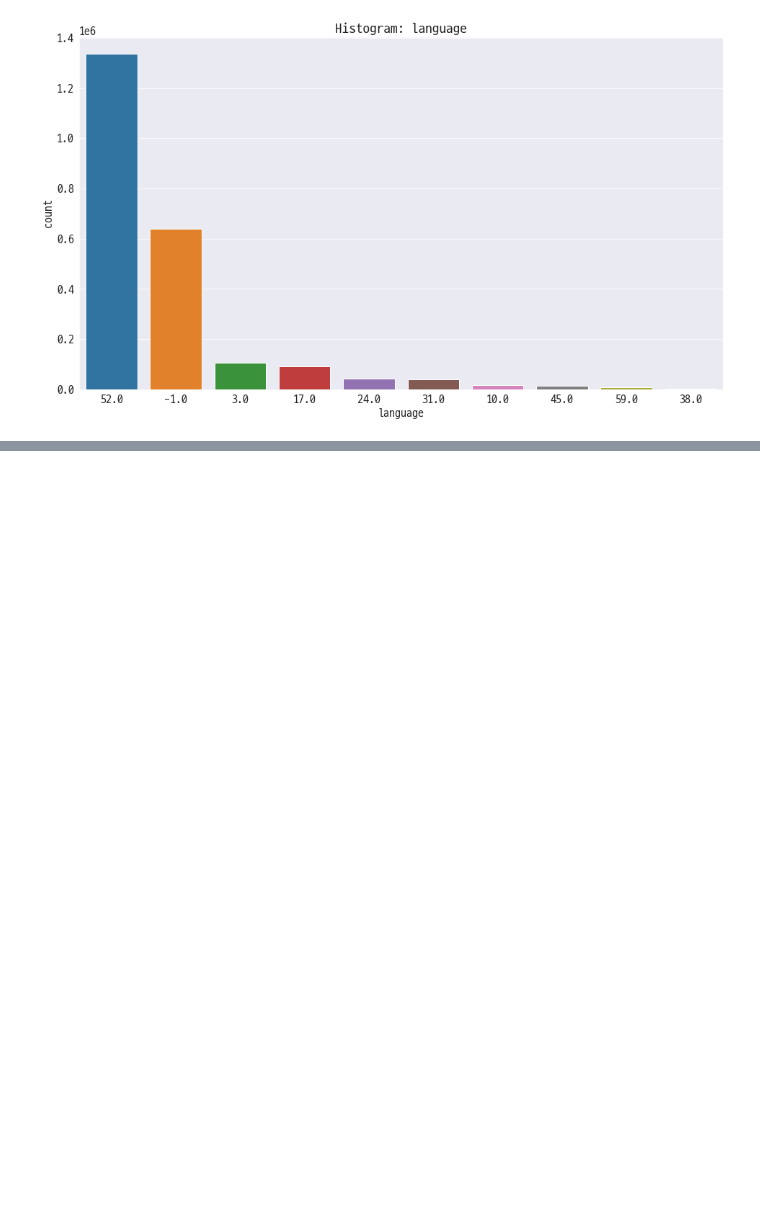
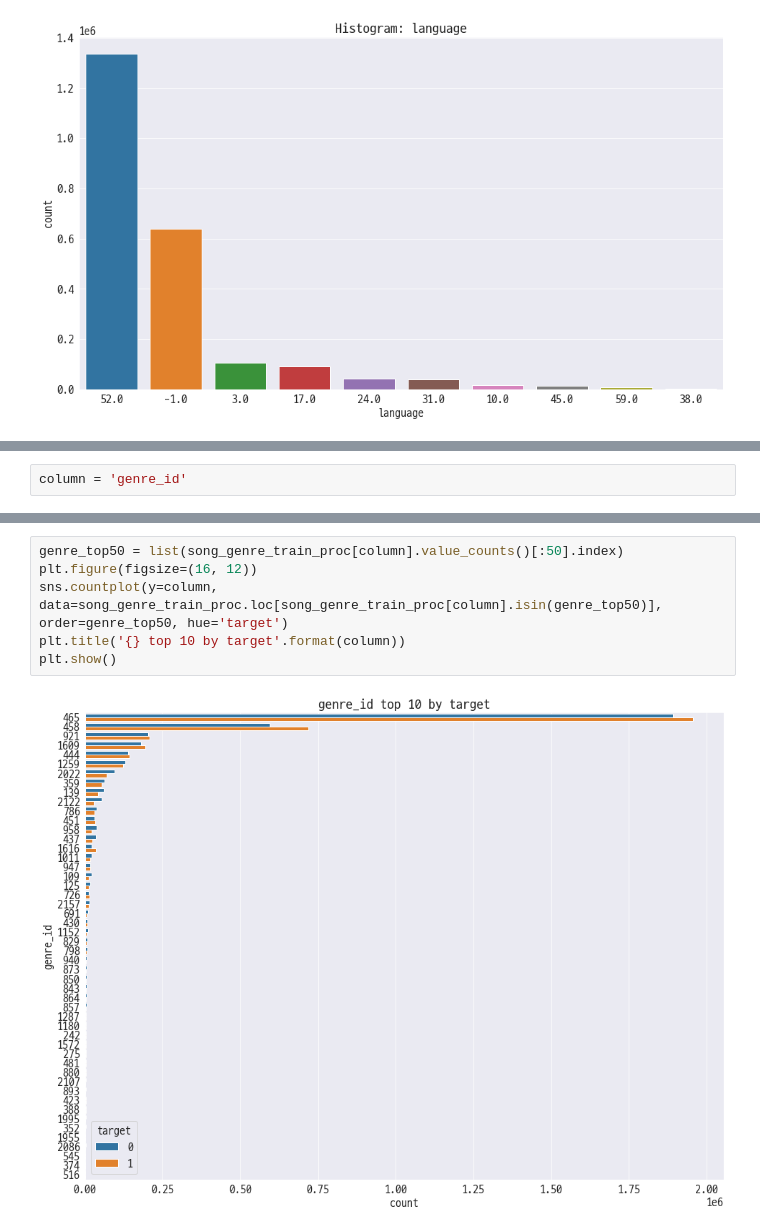
Before and after one commit to dhsong95/kaggle-kkbox-music-recommendation-challenge, a Jupyter notebook: eda/Exploratory Data Analysis.ipynb, the cells around one changed output, grey strips where cells are left out. Saved outputs shown, nothing was run; the diff lists cells and outputs as text; blank space fills up the shorter version.

```diff
--- a/eda/Exploratory Data Analysis.ipynb
+++ b/eda/Exploratory Data Analysis.ipynb
@@ -1157,0 +1207,2 @@ plt.show()
+# %%
+column = 'genre_id'
@@ -1157,0 +1225,8 @@ plt.show()
+# %%
+genre_top50 = list(song_genre_train_proc[column].value_counts()[:50].index)
+plt.figure(figsize=(16, 12))
+sns.countplot(y=column, data=song_genre_train_proc.loc[song_genre_train_proc[column].isin(genre_top50)], order=genre_top50, hue='target')
+plt.title('{} top 10 by target'.format(column))
+plt.show()
+# %% [output]
+[figure, added]
```
Also changed, not shown: parts of 50 cells of this notebook.
